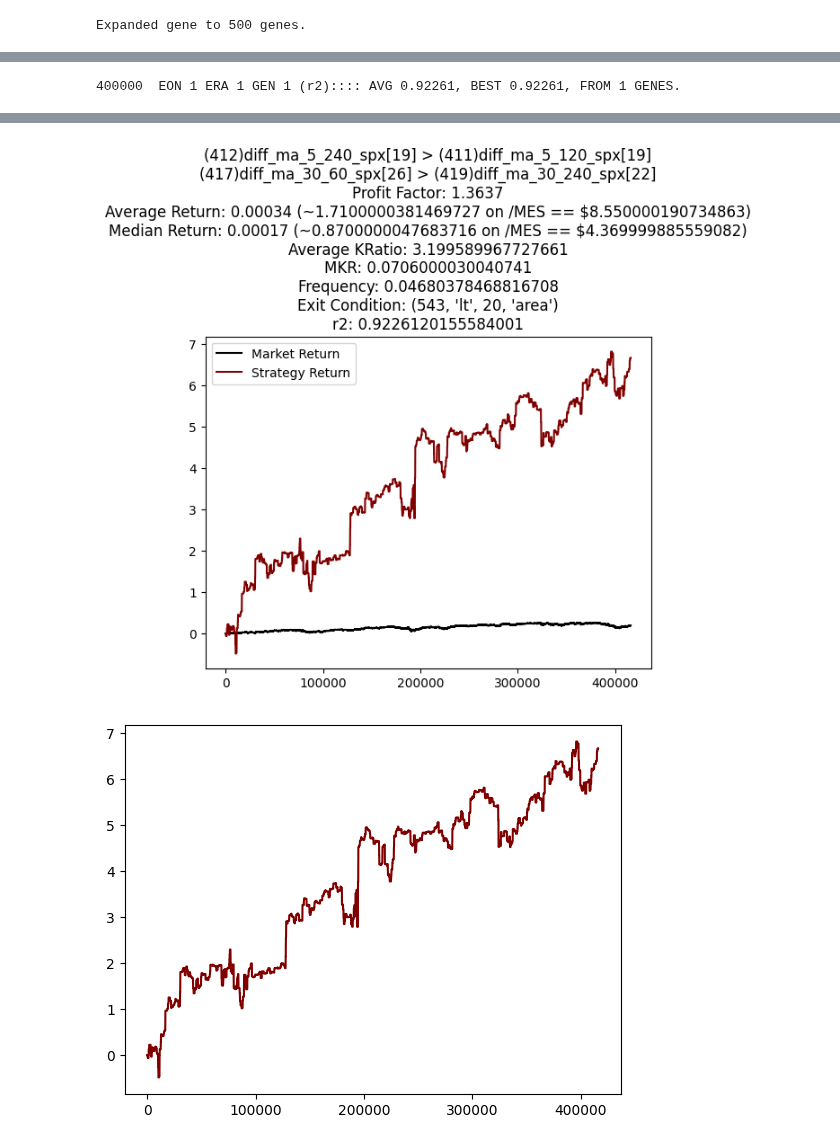
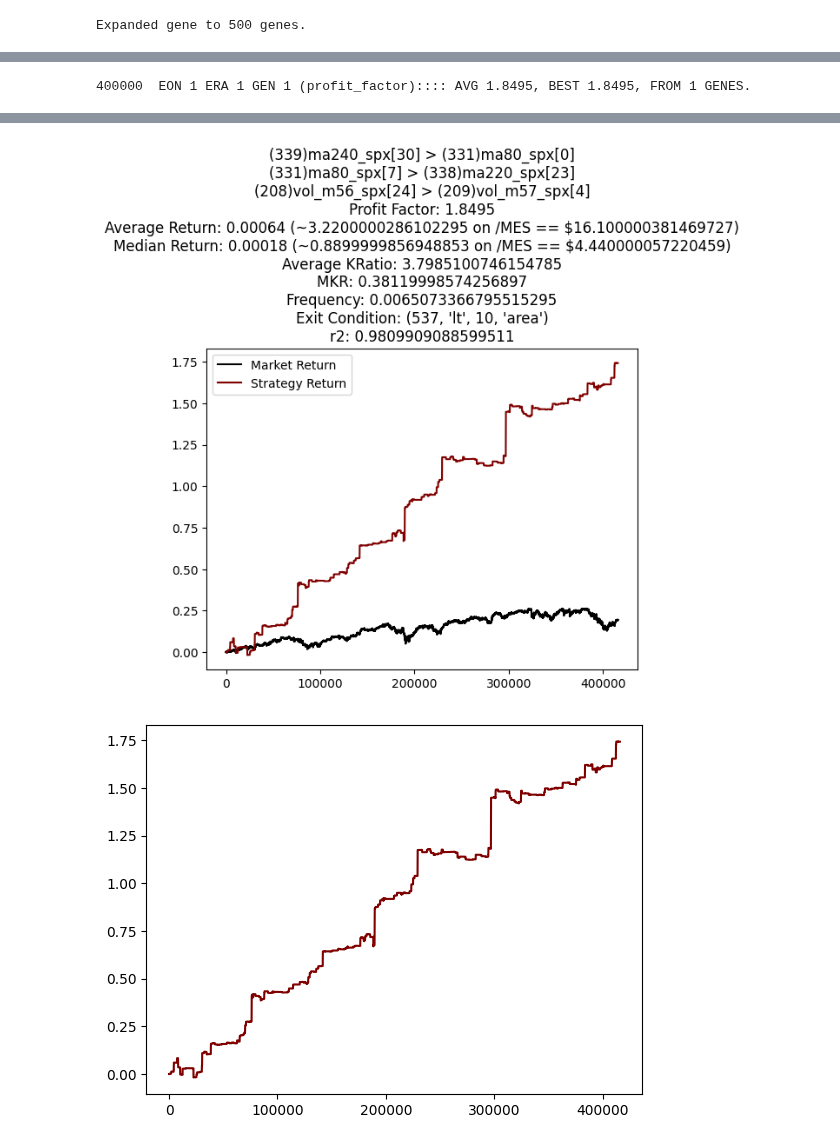
Before and after one commit to Logan-Kelsch/-ES-NN-test1, a Jupyter notebook: zGeneticAlgorithm/__branch_population.ipynb, the cells around one changed output, grey strips where cells are left out. Saved outputs shown, nothing was run; the diff lists cells and outputs as text; code cells hidden in the pictures.

Commit message:
more playing with genes

```diff
--- a/zGeneticAlgorithm/__branch_population.ipynb
+++ b/zGeneticAlgorithm/__branch_population.ipynb
@@ -130,12 +132,12 @@ era_args = {
 		'ptrn_mproba' : 0.000,
 		'use_strict_filter'	:	True,
 		'strict_filter_kwargs'	:	{
-			'avg_return':(4.50 / 25000),
+			'avg_return':(3.0 / 25000),
 			'tot_return':0.5,
-			'profit_factor':1.45,
+			'profit_factor':1.75,
 			'kelsch_ratio':1.0,
 			'entry_frequency':0.005,
-			'r2':0.93
+			'r2':0.85
 		}}
 # %%
 new_population = _1.generate_initial_population(
@@ -158,8 +160,8 @@ Expanded population: 23 -> 630 at length 2.
 import _05_reproduction as _5
 
 evo_pop = _5.evolutionary_branch(
-	gene=load_genes[26],
-    branch_size=250
+	gene=load_genes[31],
+    branch_size=200
 )
 # %%
 import _05_reproduction as _5
@@ -179,7 +181,7 @@ import _11_eon as _11
 
 endeon = _11.autobatch_eon(
     eon_num=0,
-    population=addv_pop,
+    population=evo_pop,
     criteria=criteria,
     filter_tightening={},
     era_kwargs=era_args,
@@ -203,7 +205,7 @@ len(endeon_backup)
 # %%
 import _10_era as _10
 
-criteria = 'r2'
+criteria = 'profit_factor'
 
 endtime = _10.era(
     eon_num=0,
@@ -225,19 +227,20 @@ endtime = _10.era(
 	ptrn_mproba = 0.000,
 	use_strict_filter	=	True,
 	strict_filter_kwargs	=	{
-		'avg_return':(2.5 / 25000),
+		'avg_return':(3.0 / 25000),
 		'tot_return':0.5,
-		'profit_factor':1.25,
+		'profit_factor':1.8,
 		'kelsch_ratio':2.0,
         #'mkr':0.9,
 		#'entry_frequency':0.005,
-        'r2':0.85
+        'r2':0.9
 }
 )
 # %% [output]
-400000  EON 1 ERA 1 GEN 1 (r2):::: AVG 0.92261, BEST 0.92261, FROM 1 GENES.
+400000  EON 1 ERA 1 GEN 1 (profit_factor):::: AVG 1.8495, BEST 1.8495, FROM 1 GENES.
 # %%
 reload(_2)
 print(_2.show_best_gene_patterns(endtime,criteria,fssd))
-_2.show_returns(endtime[0]._array_returns, arr_close=arr_close, gene_kwargs={"population":endtime,"criteria":criteria,"fss":fssd,"exit_cond":exit_cond})
+g = 0
+_2.show_returns(endtime[g]._array_returns, arr_close=arr_close, gene_kwargs={"population":[endtime[g]],"criteria":criteria,"fss":fssd,"exit_cond":exit_cond})
 # %% [output]
@@ -254,4 +258,4 @@ r2: 0.9226120155584001
 415992
 415992
-[figure, old version]
+[figure, new version]
-[figure, old version]
+[figure, new version]
```
Also changed, not shown: parts of 6 cells of this notebook, 7 other files.
